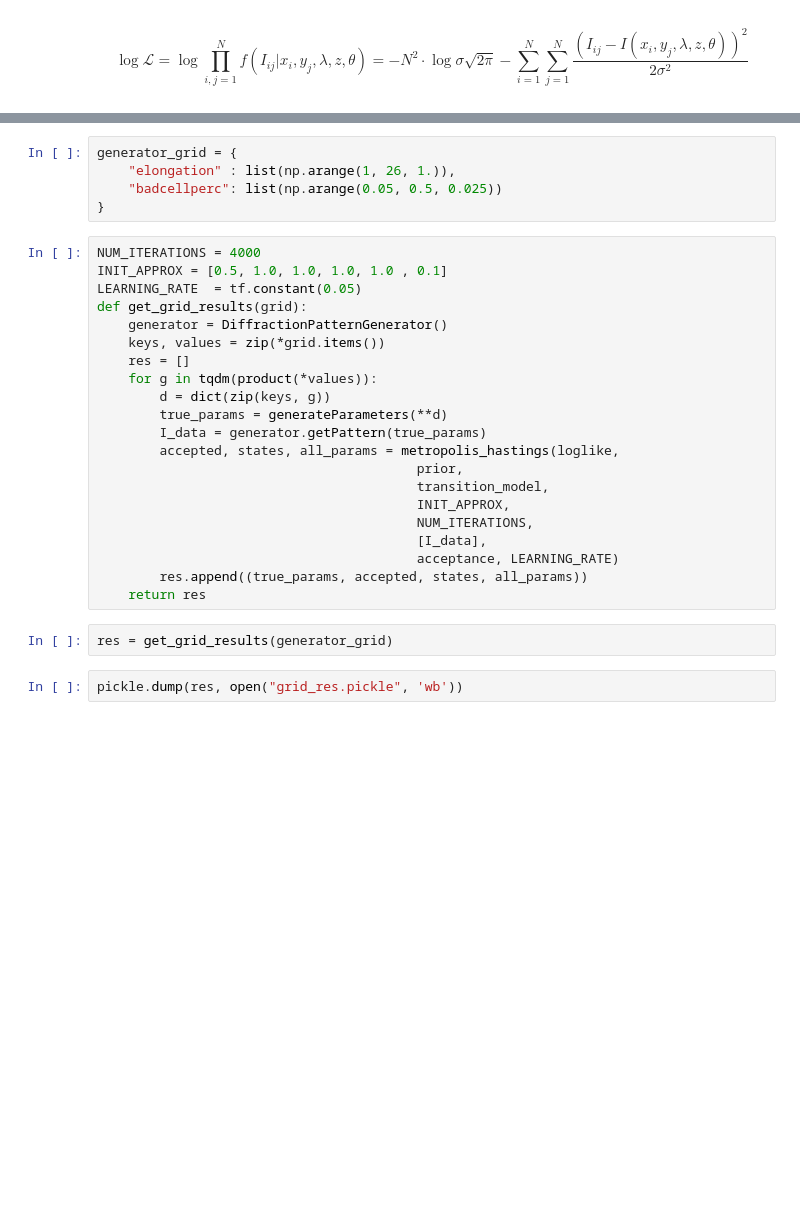
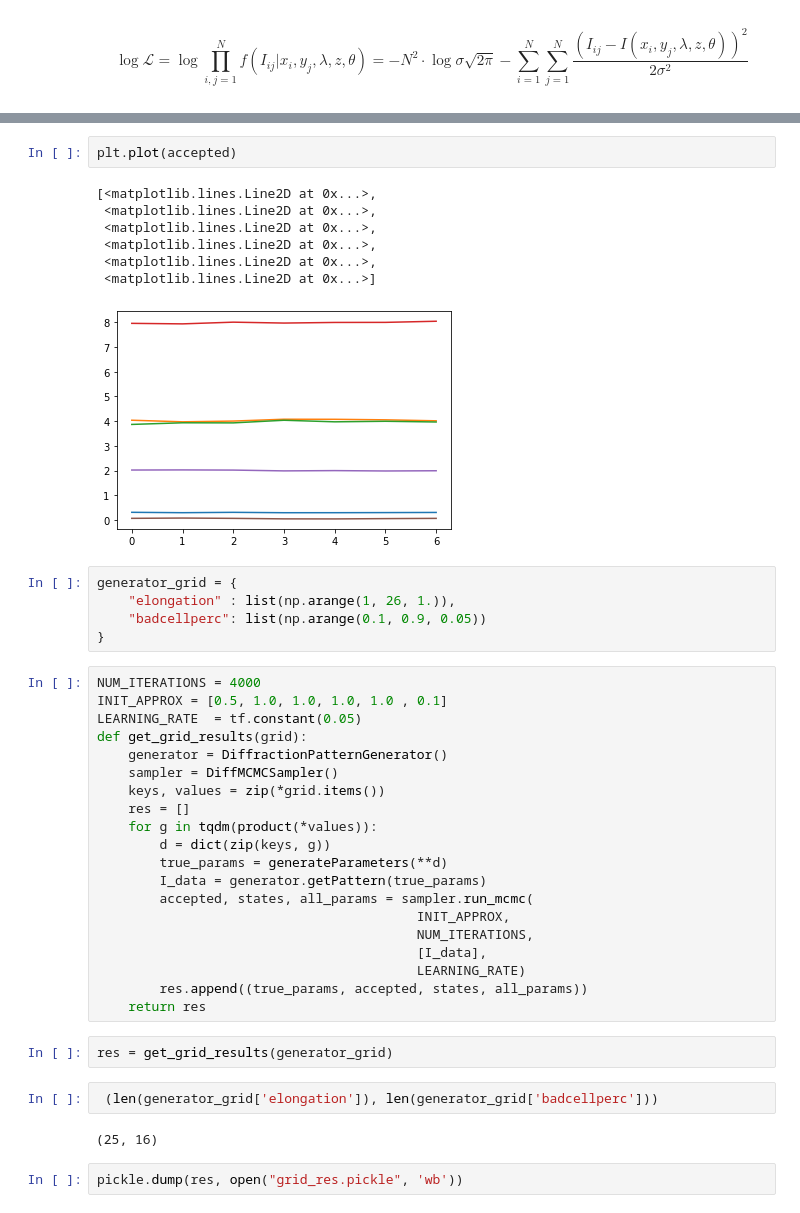
Before and after one commit to soapun/mcmc, a Jupyter notebook: dif_pat_bimodal_tf.ipynb, the cells around one changed output, grey strips where cells are left out. Drawn from its saved outputs; the diff is of its cells as text; blank space fills up the shorter version.

Commit message:
classes separated, more plots and burn-in added

```diff
--- a/dif_pat_bimodal_tf.ipynb
+++ b/dif_pat_bimodal_tf.ipynb
@@ -201,7 +61,17 @@ plt.plot(all_params)
+# %%
+plt.plot(accepted)
+# %% [output]
+[<matplotlib.lines.Line2D at 0x...>,
+ <matplotlib.lines.Line2D at 0x...>,
+ <matplotlib.lines.Line2D at 0x...>,
+ <matplotlib.lines.Line2D at 0x...>,
+ <matplotlib.lines.Line2D at 0x...>,
+ <matplotlib.lines.Line2D at 0x...>]
+[figure, added]
 # %%
 generator_grid = {
     "elongation" : list(np.arange(1, 26, 1.)),
-    "badcellperc": list(np.arange(0.05, 0.5, 0.025))
+    "badcellperc": list(np.arange(0.1, 0.9, 0.05))
 }
 # %%
 NUM_ITERATIONS = 4000
@@ -209,23 +79,26 @@ INIT_APPROX = [0.5, 1.0, 1.0, 1.0, 1.0 , 0.1]
 LEARNING_RATE  = tf.constant(0.05)
 def get_grid_results(grid):
     generator = DiffractionPatternGenerator()
+    sampler = DiffMCMCSampler()
     keys, values = zip(*grid.items())
     res = []
     for g in tqdm(product(*values)):
         d = dict(zip(keys, g))
         true_params = generateParameters(**d)
         I_data = generator.getPattern(true_params)
-        accepted, states, all_params = metropolis_hastings(loglike,
-                                         prior,
-                                         transition_model,
+        accepted, states, all_params = sampler.run_mcmc(
                                          INIT_APPROX,
                                          NUM_ITERATIONS,
                                          [I_data],
-                                         acceptance, LEARNING_RATE)
+                                         LEARNING_RATE)
         res.append((true_params, accepted, states, all_params))
     return res
 # %%
 res = get_grid_results(generator_grid)
+# %%
+ (len(generator_grid['elongation']), len(generator_grid['badcellperc']))
+# %% [output]
+(25, 16)
 # %%
 pickle.dump(res, open("grid_res.pickle", 'wb'))
 # %%
```
Also changed, not shown: parts of 26 cells of this notebook, 1 other file.
